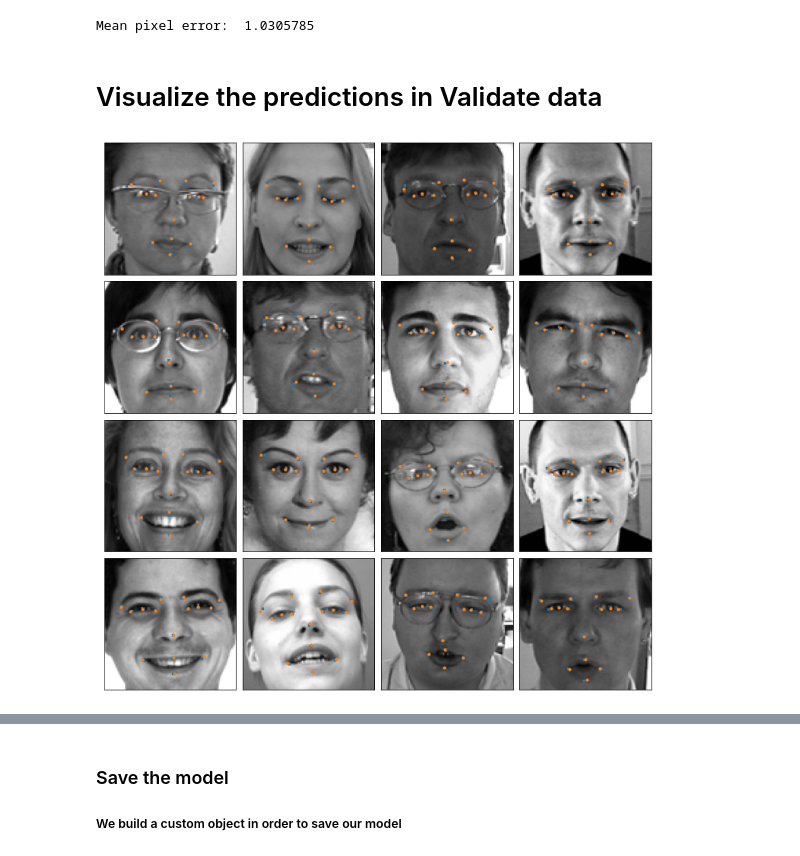
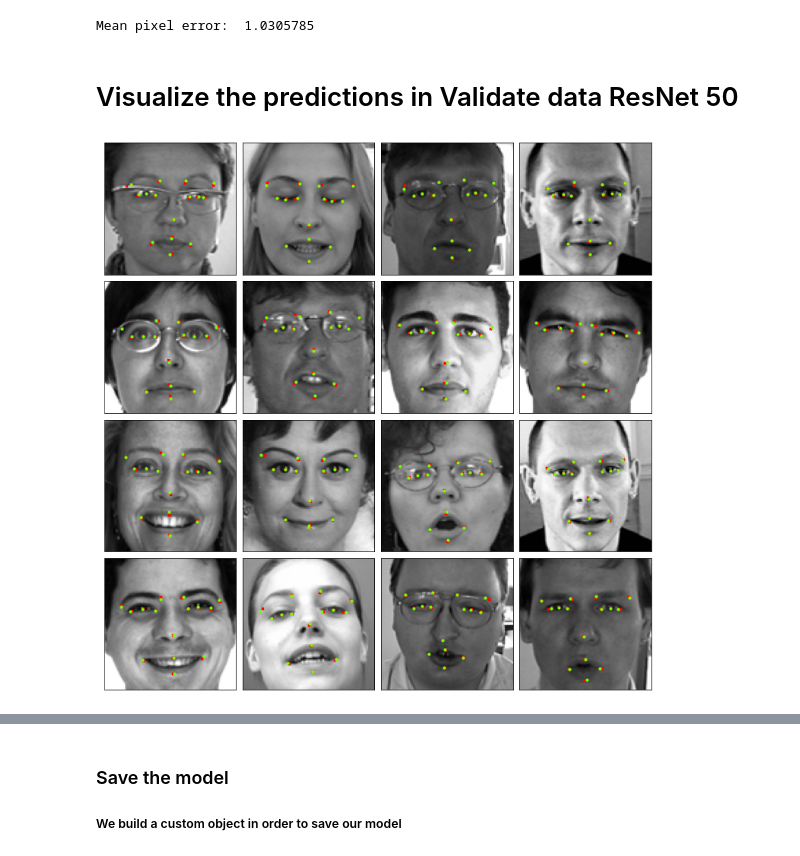
Before and after one commit to JanLeyva/DeepLearning, a Jupyter notebook: FinalAssignmentV1.ipynb, the cells around one changed output, grey strips where cells are left out. Cells and saved outputs as stored; diff of their text form; code cells hidden in the pictures.

```diff
--- a/FinalAssignmentV1.ipynb
+++ b/FinalAssignmentV1.ipynb
@@ -336,4 +377 @@ y_train = (y_train-48)/48
 y_valid = (y_valid-48)/48
-# %%
-train_keypoints = (train_keypoints-48) / 48
-y_valid = (y_valid-48)/48
@@ -341,0 +647,6 @@ y_valid = (y_valid-48)/48
+# %%
+modelCNN2.compile(optimizer='adam',
+              loss= root_mean_squared_error,
+              metrics=['acc'])
+
+modelCNN2.fit(train_images, train_keypoints, epochs = 50, batch_size = 128,validation_split = 0.1)
@@ -520,21 +791,20 @@ Training model:  True
 # %%
-if train_model:
-    es = callbacks.EarlyStopping(
-        monitor='loss', patience=30, verbose=1, mode='min', baseline=None, restore_best_weights=True
-    )
+es = callbacks.EarlyStopping(
+    monitor='loss', patience=30, verbose=1, mode='min', baseline=None, restore_best_weights=True
+)
 
-    rlp = callbacks.ReduceLROnPlateau(
-        monitor='val_loss', factor=0.5, patience=5, min_lr=1e-15, mode='min', verbose=1
-    )
+rlp = callbacks.ReduceLROnPlateau(
+    monitor='val_loss', factor=0.5, patience=5, min_lr=1e-15, mode='min', verbose=1
+)
 
-    model_ResNet.compile(
-        optimizer='adam', loss= root_mean_squared_error , metrics=['mae', 'acc']
-    )
+model_ResNet.compile(
+    optimizer='adam', loss= root_mean_squared_error , metrics=['mae', 'acc']
+)
 
-    history = model_ResNet.fit(
-        train_images, train_keypoints, epochs=50, batch_size=batch_size,
-        validation_split=0.1, callbacks=[es, rlp]
-    )
+history = model_ResNet.fit(
+    train_images, train_keypoints, epochs=50, batch_size=batch_size,
+    validation_split=0.1, callbacks=[es, rlp]
+)
 # %% [output]
 Epoch 1/50
 95/95 [==============================] - 61s 576ms/step - loss: 0.0327 - mae: 0.0250 - acc: 0.8615 - val_loss: 0.0577 - val_mae: 0.0443 - val_acc: 0.7299
@@ -563,24 +833,24 @@ print("Mean pixel error: ", rmse_pixel(y_valid, y_new_ResNet))
 # %% [output]
 Mean pixel error:  1.0305785
 # %% [markdown]
-# Visualize the predictions in Validate data
+# Visualize the predictions in Validate data ResNet 50
 # %%
-def plot_sample(x, y, y_true):
+def plot_results(x, y, y_true):
     """
     Plots a single sample image with keypoints on top.
     """
     pyplot.imshow(x, cmap='gray')
-    pyplot.scatter(y[0::2] * 48 + 48, y[1::2] * 48 + 48, marker='x', s=10)
-    pyplot.scatter(y_true[0::2] * 48 + 48, y_true[1::2] * 48 + 48, marker='o', s=10)
+    pyplot.scatter(y[0::2] * 48 + 48, y[1::2] * 48 + 48, marker='x', s=10, c = "#FF0000")
+    pyplot.scatter(y_true[0::2] * 48 + 48, y_true[1::2] * 48 + 48, marker='o', s=10, c = "#7CFC00")
 # %%
 fig = pyplot.figure(figsize=(10, 10))
 fig.subplots_adjust(
     left=0, right=1, bottom=0, top=1, hspace=0.05, wspace=0.05)
 
 for i in range(16):
     ax = fig.add_subplot(4, 4, i + 1, xticks=[], yticks=[])
-    plot_sample(x_valid[i,:,:,0],y_new_ResNet[i], y_valid[i])
+    plot_results(x_valid[i,:,:,0],y_new_ResNet[i], y_valid[i])
 
 pyplot.show()
 # %% [output]
-[figure, old version]
+[figure, new version]
```
Also changed, not shown: parts of 46 cells of this notebook.
